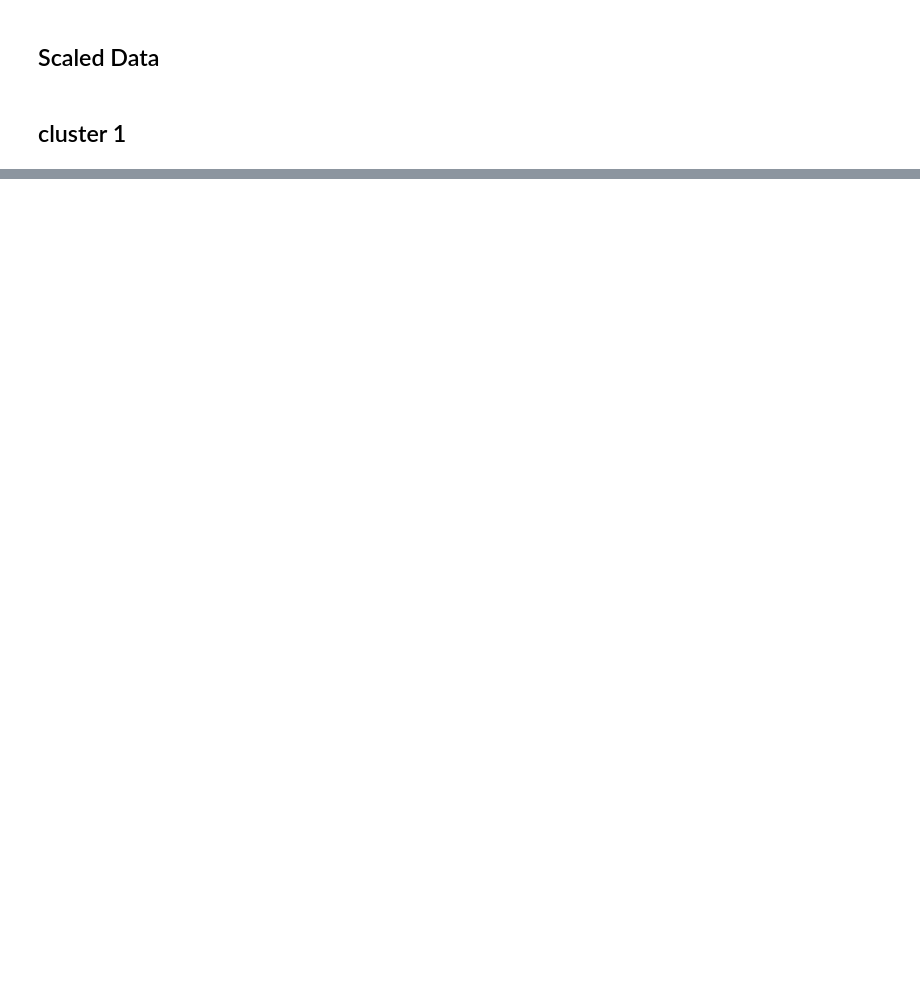
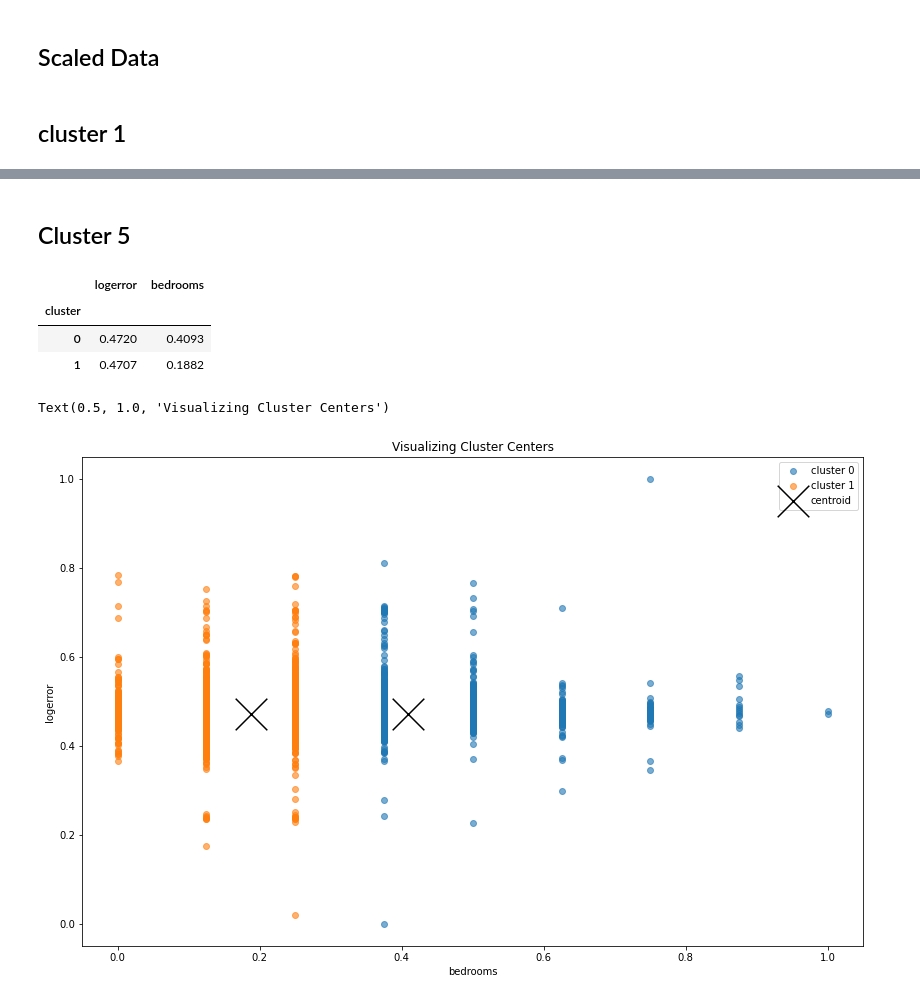
Before and after one commit to hrodjr/zestimate_error_drivers_project, a Jupyter notebook: scratch_notebook.ipynb, the cells around one changed output, grey strips where cells are left out. Cells and saved outputs as stored; diff of their text form; code cells hidden in the pictures; blank space fills up the shorter version.

```diff
--- a/scratch_notebook.ipynb
+++ b/scratch_notebook.ipynb
@@ -251,0 +340,30 @@ for ax, k in zip(axs.ravel(), range(2, 6)):
+# %% [markdown]
+## Cluster 5
+# %%
+X = train_scaled[['logerror', 'bedrooms']]
+kmeans = KMeans(n_clusters=2)
+kmeans.fit(X)
+train_scaled['cluster'] = kmeans.predict(X)
+centroids = pd.DataFrame(kmeans.cluster_centers_, columns=X.columns)
+# %%
+train_scaled.groupby('cluster')['logerror', 'bedrooms'].mean()
+# %% [output]
+|  | logerror | bedrooms |
+| cluster |  |  |
+| 0 | 0.4720 | 0.4093 |
+| 1 | 0.4707 | 0.1882 |
+# %%
+plt.figure(figsize=(14, 9))
+
+for cluster, subset in train_scaled.groupby('cluster'):
+    plt.scatter(subset.bedrooms, subset.logerror, label='cluster ' + str(cluster), alpha=.6)
+
+centroids.plot.scatter(y='logerror', x='bedrooms', c='black', marker='x', s=1000, ax=plt.gca(), label='centroid')
+
+plt.legend()
+plt.xlabel('bedrooms')
+plt.ylabel('logerror')
+plt.title('Visualizing Cluster Centers')
+# %% [output]
+Text(0.5, 1.0, 'Visualizing Cluster Centers')
+[figure, added]
```
Also changed, not shown: parts of 91 cells of this notebook, 2 other files.
